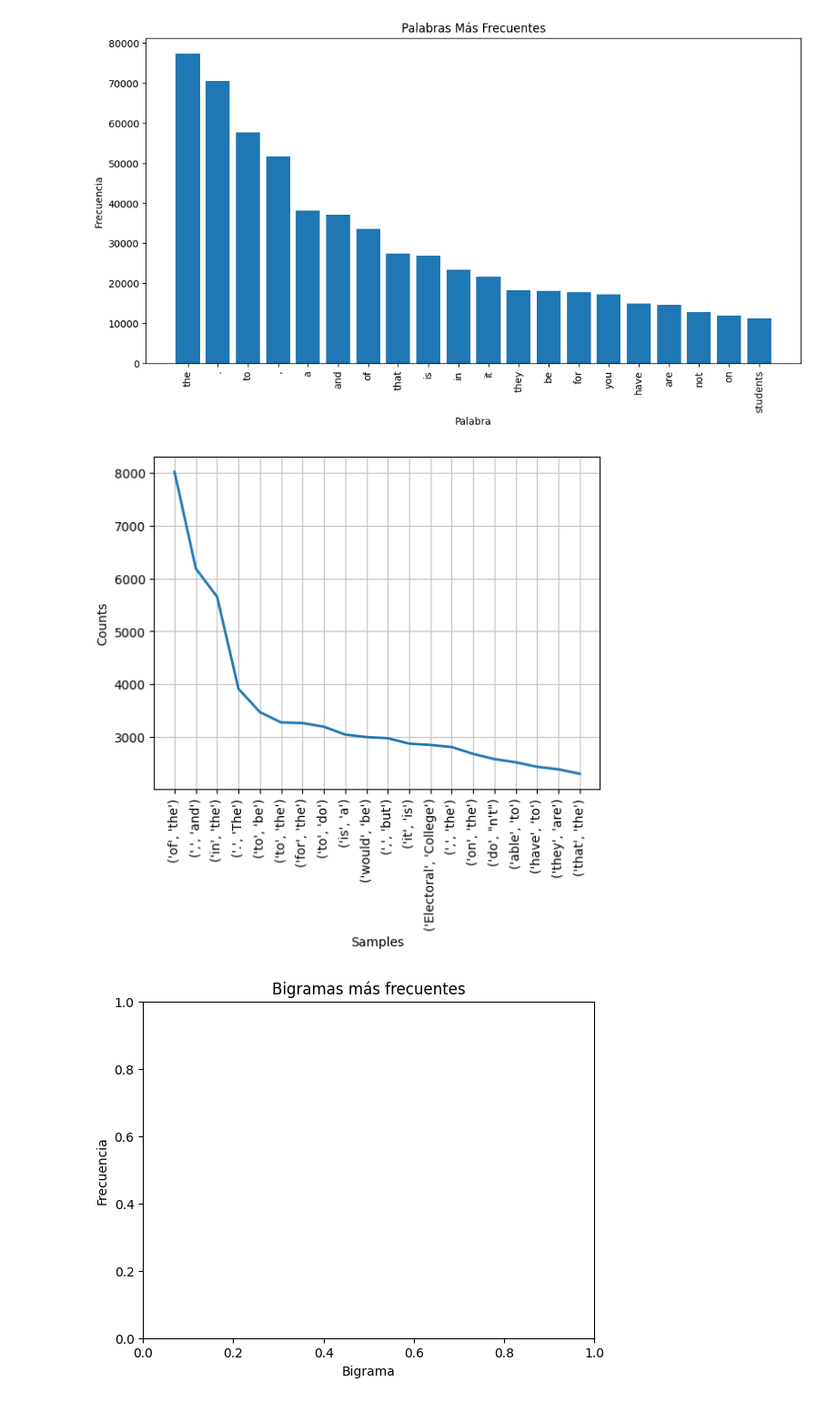
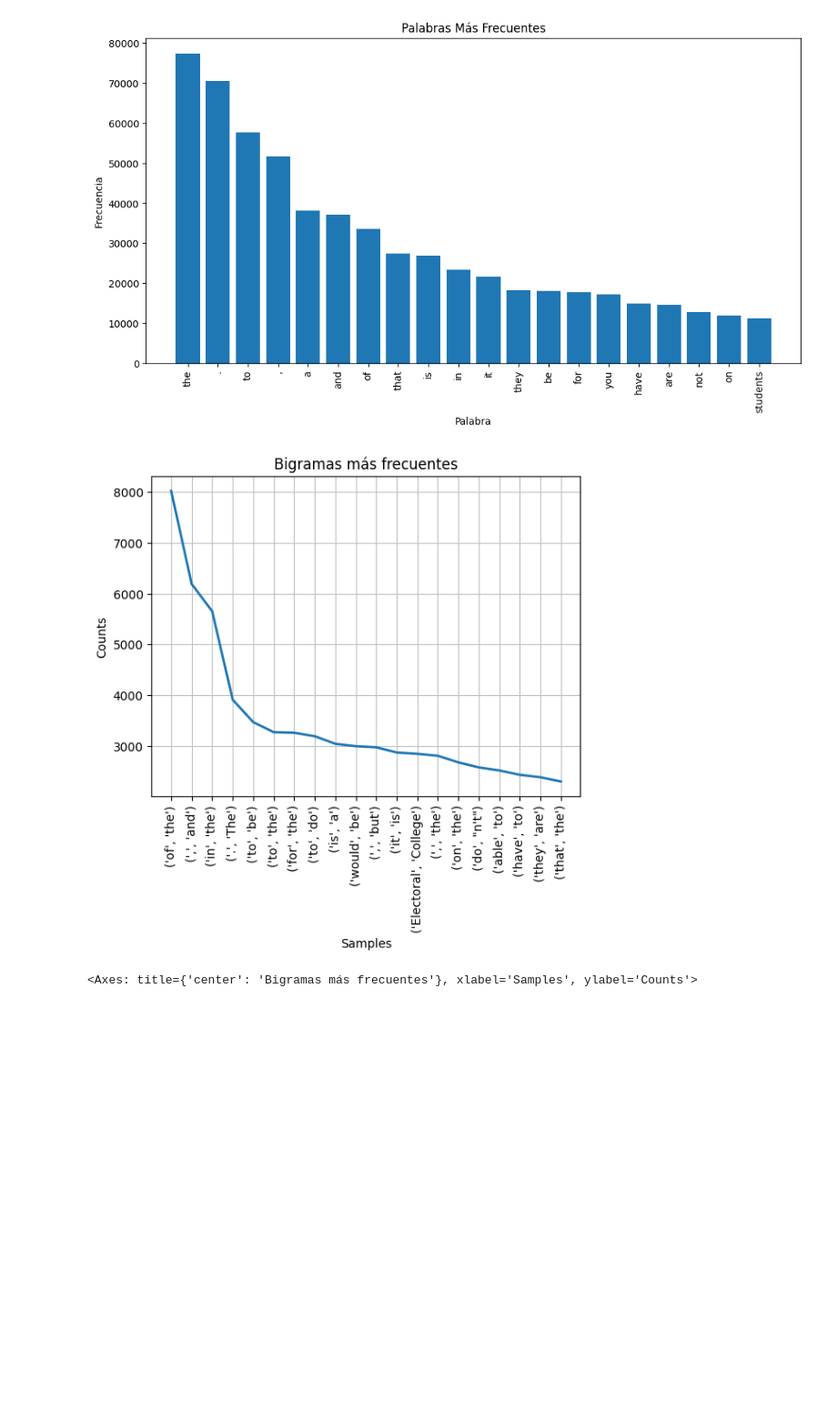
Before and after one commit to Diego-CB/DS-Proyecto, a Jupyter notebook: proyecto.ipynb, the cells around one changed output. Shown: that part at 91% size. Saved outputs shown, nothing was run; the diff lists cells and outputs as text; code cells hidden in the pictures; blank space fills up the shorter version.

```diff
--- a/proyecto.ipynb
+++ b/proyecto.ipynb
@@ -148,18 +150,14 @@ data['bigrams'] = data['tokens'].apply(lambda x: list(ngrams(x, n)))
 # %%
 all_bigrams = [bigram for sublist in data['bigrams'] for bigram in sublist]
 
 # Calcular la frecuencia de los bigramas
 bigram_freq = nltk.FreqDist(all_bigrams)
 
 # Graficar los 20 bigramas más frecuentes
-bigram_freq.plot(20)
-plt.title('Bigramas más frecuentes')
-plt.xlabel('Bigrama')
-plt.ylabel('Frecuencia')
-plt.show()
+bigram_freq.plot(20, title='Bigramas más frecuentes')
 # %% [output]
-[figure, old version]
+[figure, new version]
-[figure, removed]
+<Axes: title={'center': 'Bigramas más frecuentes'}, xlabel='Samples', ylabel='Counts'>
 # %%
 bigrams_text = ' '.join([' '.join(bigram) for bigram in all_bigrams])
 
```
Also changed, not shown: parts of 6 cells of this notebook.
